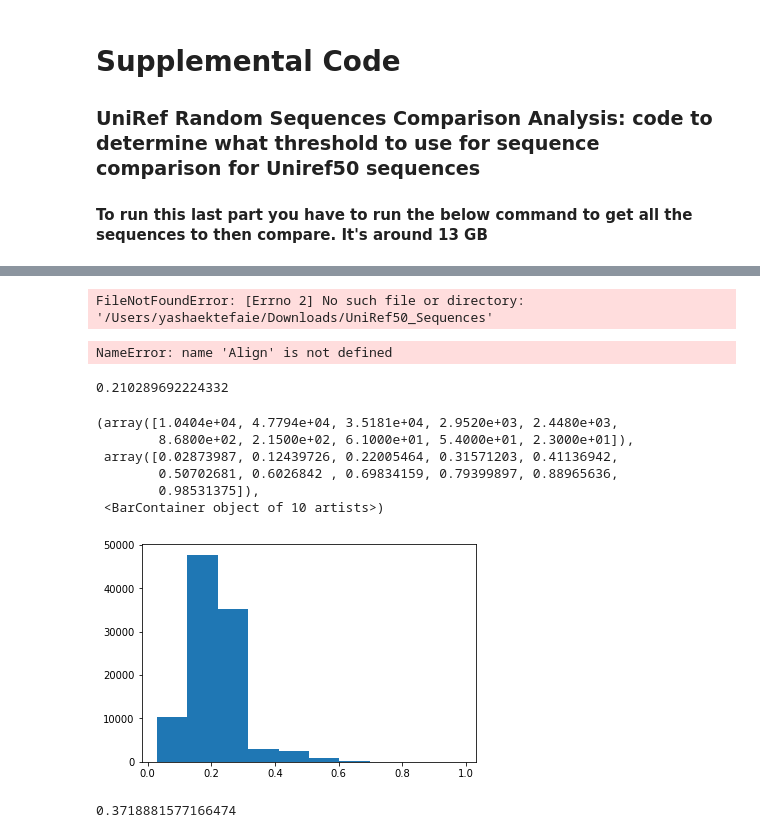
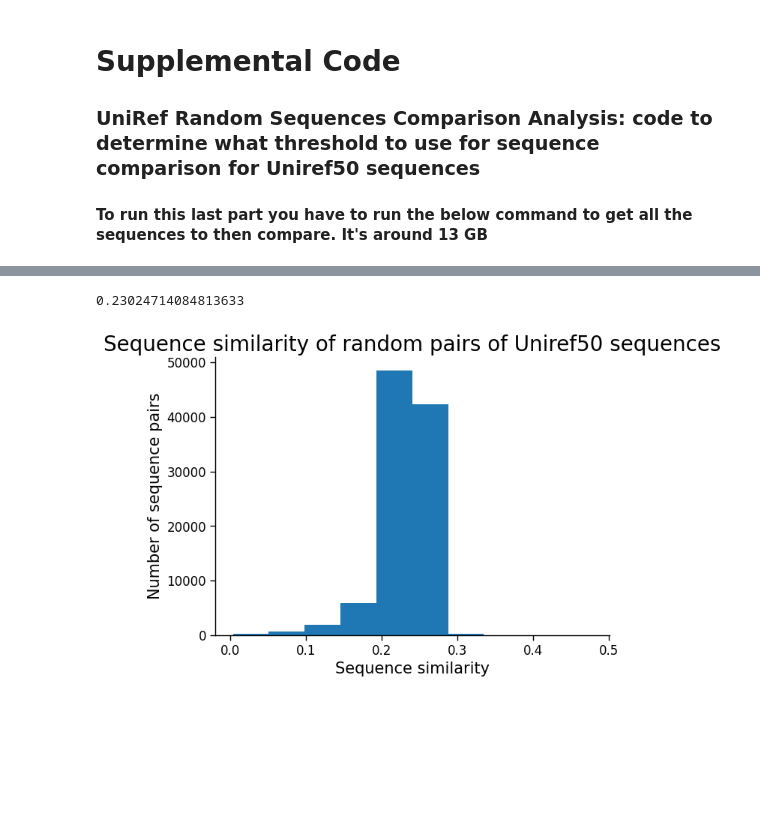
Before and after one commit to mims-harvard/SPECTRA, a Jupyter notebook: SPECTRA_FM/Uniref50_Similarity.ipynb, the cells around one changed output, grey strips where cells are left out. Cells and saved outputs as stored; diff of their text form; code cells hidden in the pictures; blank space fills up the shorter version.

```diff
--- a/SPECTRA_FM/Uniref50_Similarity.ipynb
+++ b/SPECTRA_FM/Uniref50_Similarity.ipynb
@@ -464,5 +477,5 @@ A0A140D2T1_ZIKV_Sourisseau_growth_2019  2752
 # %%
-filename = "/Users/yashaektefaie/Downloads/UniRef50_Sequences"
+filename = "uniref50.fasta"
 sequences = []
 seq = ''
 include = True
@@ -476,8 +489,6 @@ for line in tqdm(open(filename, 'r')):
 
     if len(sequences) > 1000000:
         break
-# %% [output]
-FileNotFoundError: [Errno 2] No such file or directory: '/Users/yashaektefaie/Downloads/UniRef50_Sequences'
 # %%
 aligner = Align.PairwiseAligner()
 
@@ -490,5 +501,3 @@ for i in tqdm(range(100000)):
     seq1, seq2 = random.sample(sequences, 2)
     if seq1 != seq2:
         random_similarities.append(calculate_similarity(aligner, seq1, seq2))
-# %% [output]
-NameError: name 'Align' is not defined
@@ -495,18 +508,20 @@ NameError: name 'Align' is not defined
 # %%
 np.mean(random_similarities)
 # %% [output]
-0.210289692224332
+0.23024714084813633
-# %%
-plt.hist(random_similarities)
-# %% [output]
-(array([1.0404e+04, 4.7794e+04, 3.5181e+04, 2.9520e+03, 2.4480e+03,
-        8.6800e+02, 2.1500e+02, 6.1000e+01, 5.4000e+01, 2.3000e+01]),
- array([0.02873987, 0.12439726, 0.22005464, 0.31571203, 0.41136942,
-        0.50702681, 0.6026842 , 0.69834159, 0.79399897, 0.88965636,
-        0.98531375]),
- <BarContainer object of 10 artists>)
-[figure, removed]
-# %%
-np.mean(random_similarities) + 2*np.std(random_similarities)
-# %% [output]
-0.3718881577166474
+# %%
+import seaborn as sns
+plt.hist(random_similarities)
+plt.title('Sequence similarity of random pairs of Uniref50 sequences', fontsize=20)
+plt.ylabel('Number of sequence pairs', fontsize=15)
+plt.xlabel('Sequence similarity', fontsize=15)
+plt.tight_layout()
+
+plt.tick_params(axis='both', which='major', labelsize=12)
+plt.tick_params(axis='both', which='minor', labelsize=8)
+
+sns.set_context("paper")
+sns.despine()
+plt.savefig('random_uniref50_similarities.pdf', bbox_inches = 'tight')
+# %% [output]
+[figure, added]
```
Also changed, not shown: parts of 3 cells of this notebook, 9 other files.
